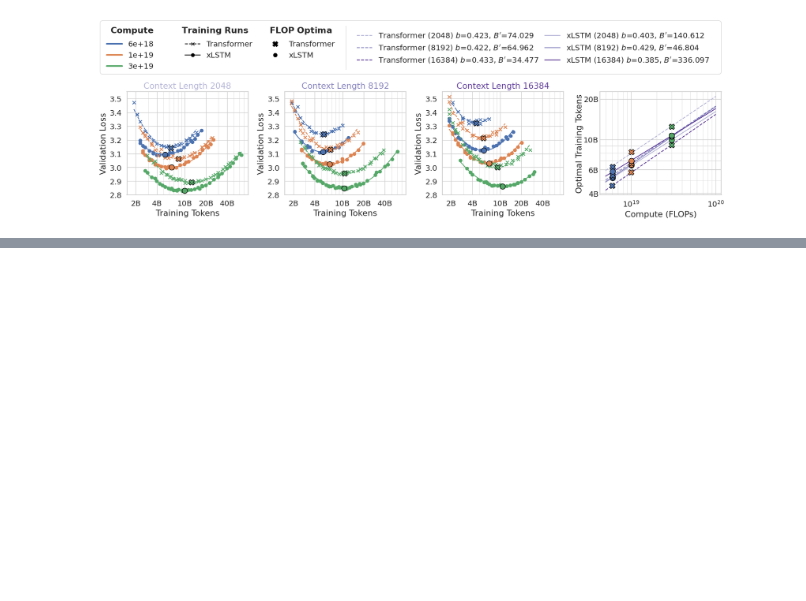
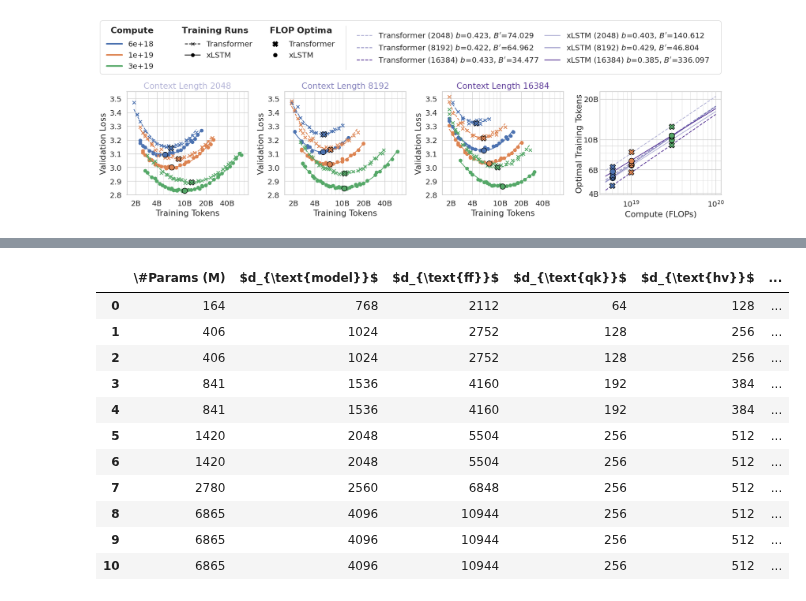
Before and after one commit to NX-AI/xlstm_scaling_laws, a Jupyter notebook: notebooks/optimal_flop_param_token_tables.ipynb, the cells around one changed output, grey strips where cells are left out. Saved outputs shown, nothing was run; the diff lists cells and outputs as text; code cells hidden in the pictures; blank space fills up the shorter version.

Commit message:
add scaling law estimate tables

```diff
--- a/notebooks/optimal_flop_param_token_tables.ipynb
+++ b/notebooks/optimal_flop_param_token_tables.ipynb
@@ -376,0 +457,16 @@ scaling_law_params_df
+# %%
+df = get_experiment_set_df("tokenparam_ctx8192", "mlstm")
+df
+# %% [output]
+|  | \#Params (M) | $d_{\text{model}}$ | $d_{\text{ff}}$ | $d_{\text{qk}}$ | $d_{\text{hv}}$ | ... |
+| 0 | 164 | 768 | 2112 | 64 | 128 | ... |
+| 1 | 406 | 1024 | 2752 | 128 | 256 | ... |
+| 2 | 406 | 1024 | 2752 | 128 | 256 | ... |
+| 3 | 841 | 1536 | 4160 | 192 | 384 | ... |
+| 4 | 841 | 1536 | 4160 | 192 | 384 | ... |
+| 5 | 1420 | 2048 | 5504 | 256 | 512 | ... |
+| 6 | 1420 | 2048 | 5504 | 256 | 512 | ... |
+| 7 | 2780 | 2560 | 6848 | 256 | 512 | ... |
+| 8 | 6865 | 4096 | 10944 | 256 | 512 | ... |
+| 9 | 6865 | 4096 | 10944 | 256 | 512 | ... |
+| 10 | 6865 | 4096 | 10944 | 256 | 512 | ... |
```
Also changed, not shown: parts of 12 cells of this notebook, 1 other file.
